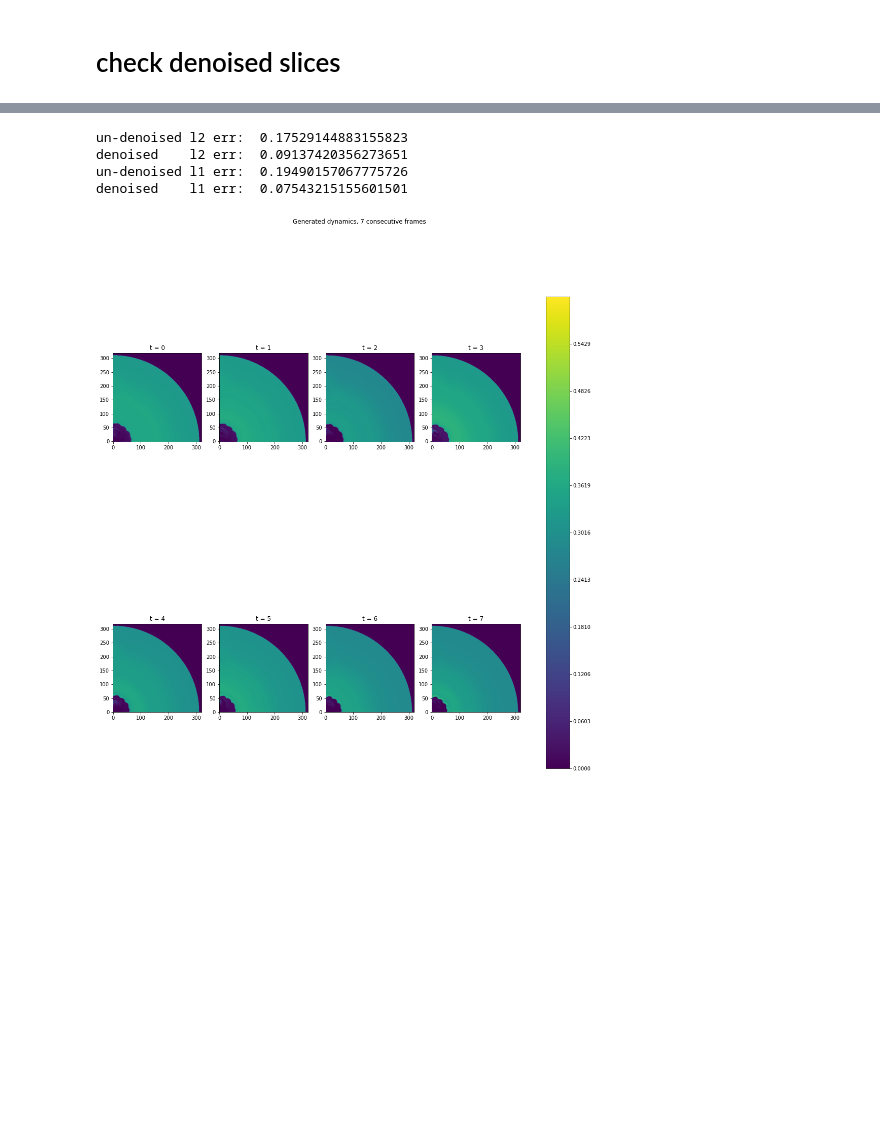
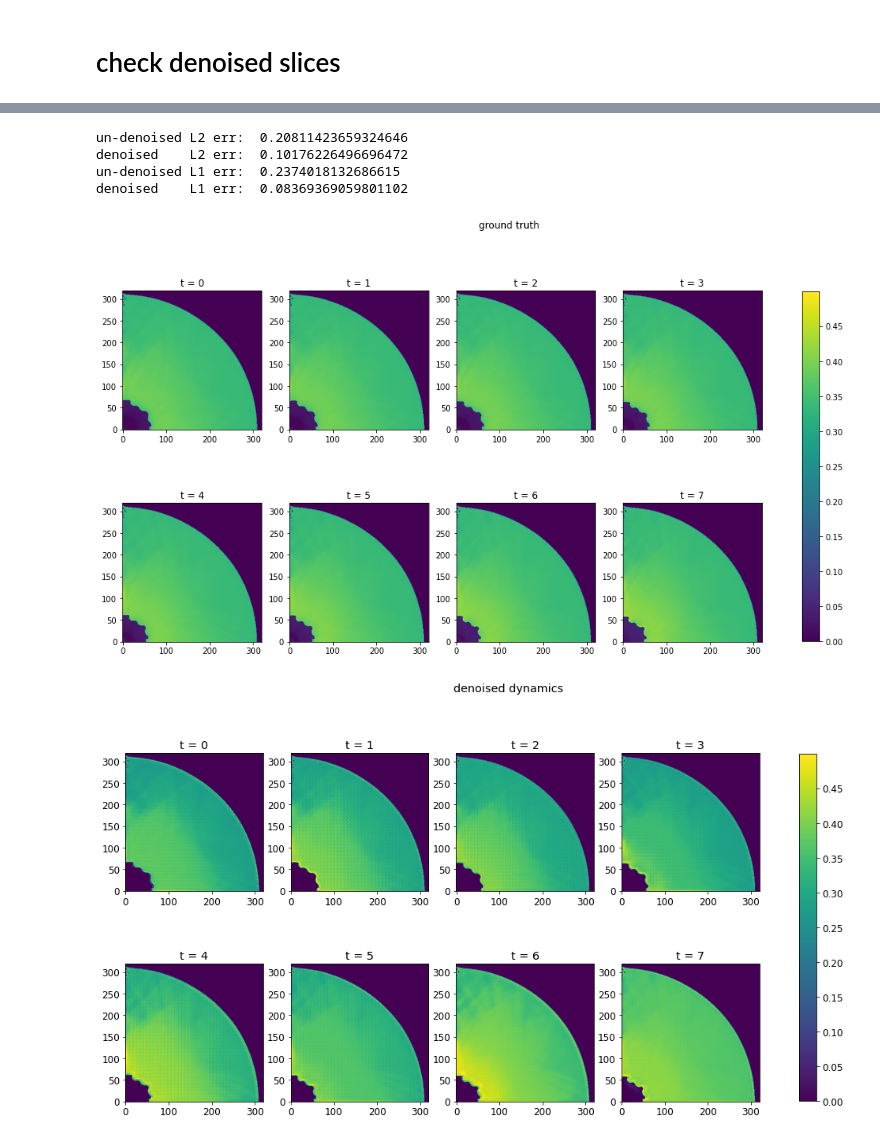
Before and after one commit to zhishenhuang/hydro, a Jupyter notebook: demo.ipynb, the cells around one changed output, grey strips where cells are left out. Cells and saved outputs as stored; diff of their text form; code cells hidden in the pictures; blank space fills up the shorter version.

```diff
--- a/demo.ipynb
+++ b/demo.ipynb
@@ -452,0 +414,4 @@ ResidualUNet3D(
+# %%
+gnet = ResidualUNet3D(1,1,num_levels=5,is_segmentation=False,final_sigmoid=False)
+gnet_params_nums = sum(p.numel() for p in gnet.parameters() if p.requires_grad)
+print('total amount of parameters in gnet: ', gnet_params_nums)
@@ -459,7 +436,7 @@ for file in os.listdir(datapath):
 print('Total amount of files:', len(ncfiles))
 img_size = 320
 dep = 8
-fileexp_ind = 4892
+fileexp_ind = 1793
 
 # for fileexp_ind in range(len(ncfiles)):
 filename = ncfiles[fileexp_ind]
@@ -480,9 +457,10 @@ noise = np.zeros(dyn.shape) # make a noise sample, add it to the ground truth, s
 for t in range(dep): # different noise for each frame when using a 'for' loop
     noise[0,0,t,:,:] = noise_generate(dyn[0,0,t,:,:],mode='const_rand',scaling=dyn.max().numpy())
 dyn = torch.tensor(dyn).to(torch.float); noise = torch.tensor(noise).to(torch.float)
+%matplotlib inline
 
-%matplotlib inline
-illustrate(dyn,vmin=-np.inf,vmax=np.inf)
-# illustrate(noise + dyn)
+# illustrate(dyn,vmin=-np.inf,vmax=np.inf,title='ground truth dynamics')
+# illustrate(dyn + noise,vmin=-np.inf,vmax=np.inf,title='noisy dynamics')
+# illustrate(torch.divide(noise.abs(),dyn),vmin=0,vmax=.1,title='relative L1 error')
 # %% [output]
 Total amount of files: 13798
@@ -490,16 +481,18 @@ Total amount of files: 13798
 # %%
 # apply denoiser, show the outcome
 noisy_dyn = noise + dyn
-denoised_dyn = gnet(noisy_dyn).detach()
-denoised_dyn[denoised_dyn<0] = 0
-print('un-denoised l2 err: ',(torch.norm(noisy_dyn - dyn)/torch.norm(dyn)).item())
-print('denoised    l2 err: ', (torch.norm(denoised_dyn - dyn)/torch.norm(dyn)).item())
-print('un-denoised l1 err: ',(torch.norm(noisy_dyn - dyn,p=1)/torch.norm(dyn,p=1)).item())
-print('denoised    l1 err: ', (torch.norm(denoised_dyn - dyn,p=1)/torch.norm(dyn,p=1)).item())
-illustrate(denoised_dyn,vmin=-np.inf,vmax=np.inf)
+denoised_dyn = gnet(noisy_dyn).clamp(min=0).detach()
+
+print('un-denoised L2 err: ',(torch.norm(noisy_dyn - dyn)/torch.norm(dyn)).item())
+print('denoised    L2 err: ', (torch.norm(denoised_dyn - dyn)/torch.norm(dyn)).item())
+print('un-denoised L1 err: ',(torch.norm(noisy_dyn - dyn,p=1)/torch.norm(dyn,p=1)).item())
+print('denoised    L1 err: ', (torch.norm(denoised_dyn - dyn,p=1)/torch.norm(dyn,p=1)).item())
+illustrate(dyn,vmin=0,vmax=0.5,title='ground truth')
+illustrate(denoised_dyn,vmin=0,vmax=0.5,title='denoised dynamics')
 # %% [output]
-un-denoised l2 err:  0.17529144883155823
-denoised    l2 err:  0.09137420356273651
-un-denoised l1 err:  0.19490157067775726
-denoised    l1 err:  0.07543215155601501
+un-denoised L2 err:  0.20811423659324646
+denoised    L2 err:  0.10176226496696472
+un-denoised L1 err:  0.2374018132686615
+denoised    L1 err:  0.08369369059801102
-[figure, old version]
+[figure, new version]
+[figure, added]
```
Also changed, not shown: parts of 21 cells of this notebook, 3 other files.
